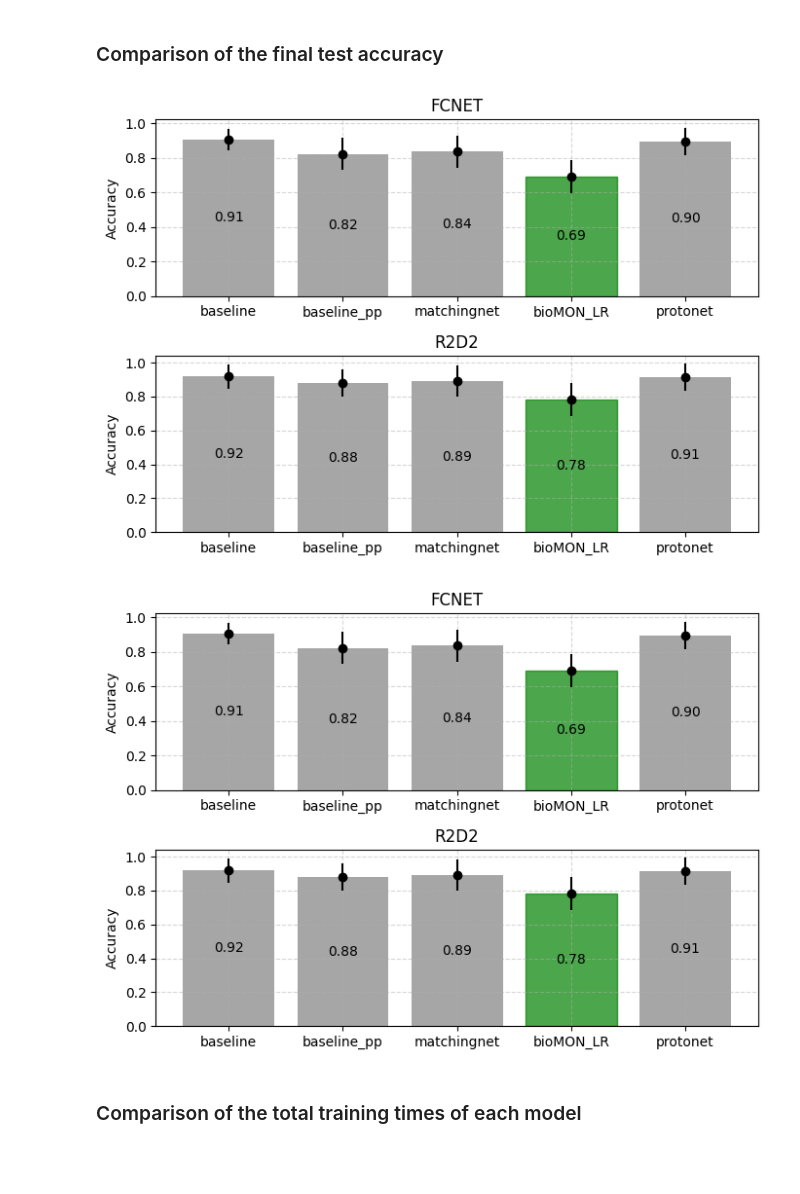
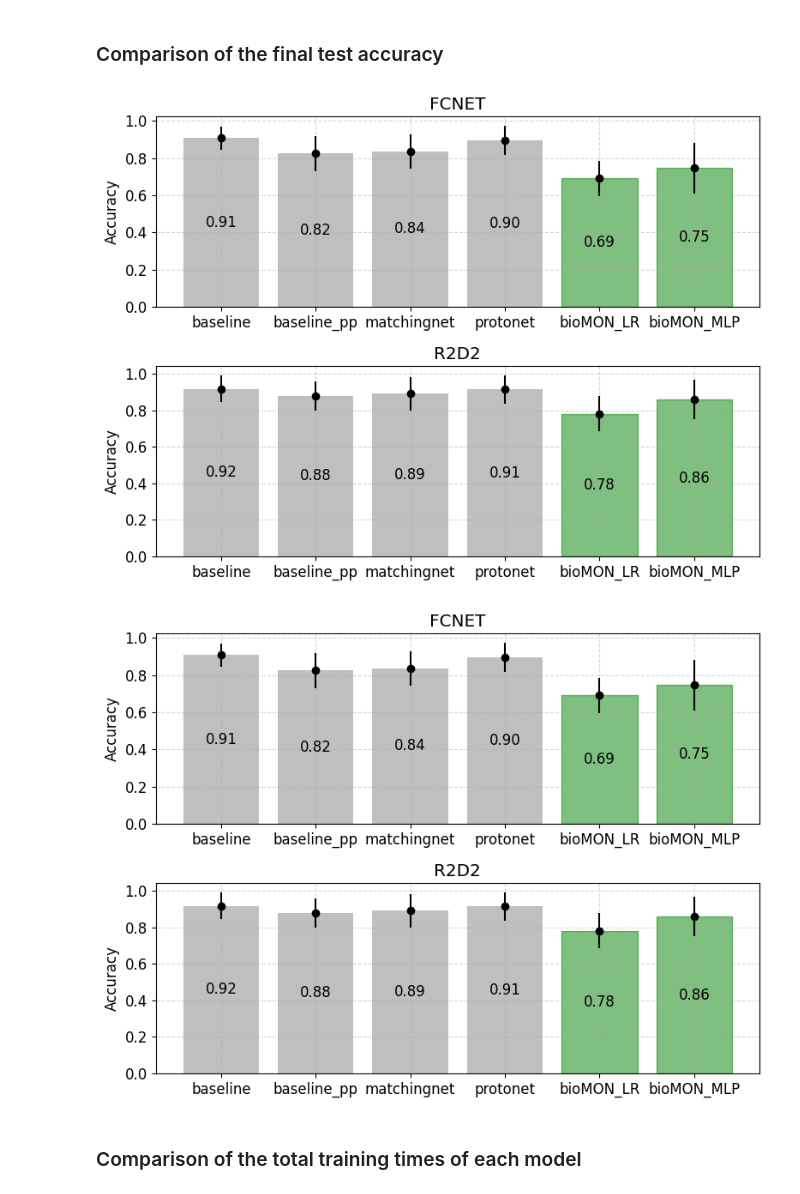
Before and after one commit to MChatzakis/BioMON, a Jupyter notebook: bioMON.ipynb, the cells around one changed output. Cells and saved outputs as stored; diff of their text form; code cells hidden in the pictures; blank space fills up the shorter version.

```diff
--- a/bioMON.ipynb
+++ b/bioMON.ipynb
@@ -215,7 +266,7 @@ for dataset in datasets:
         classifiers = (
             ["DT", "GMM", "LR", "NB", "SVM"]
             + [best_knn[dataset][backbone], best_rf[dataset][backbone]]
-            + ["DT", "DT"]
+            #+ ["MLP_e10_l128-64", "MLP_e10_l256-64-64"]
         )
         total_classifiers = len(classifiers)
 
@@ -261,7 +312,7 @@ backbones = ["FCNet", "R2D2"]
 datasets = ["tabula_muris", "tabula_muris"]
 
 for dataset in datasets:
-    fig, ax = plt.subplots(len(backbones), 1, figsize=(5, 5))
+    fig, ax = plt.subplots(len(backbones), 1, figsize=(7, 7))
     for index, backbone in enumerate(backbones):
         classifiers = (
             [
@@ -272,7 +323,7 @@ for dataset in datasets:
                 "SVM",
             ]
             + [best_knn[dataset][backbone], best_rf[dataset][backbone]]
-            # + ["DT"]
+             + ["MLP"]#["MLP_e10_l128-64"]
         )
         total_classifiers = len(classifiers)
 
@@ -280,6 +331,8 @@ for dataset in datasets:
         classifier_std = []
 
         for _, classifier in enumerate(classifiers):
+            if classifier == "MLP":
+                classifier = "MLP_e10_l128-64"
             path = f"{RESULTS_DIR}/{dataset}/bioMON_{classifier}_{backbone}/{n_way}w{n_shot}s{n_query}q/"
             data = pd.read_csv(path + "test_summary.csv")
             test_line = data.iloc[2]
@@ -333,7 +386,7 @@ backbones = ["FCNet", "R2D2"]
 datasets = ["tabula_muris", "tabula_muris"]
 
 for dataset in datasets:
-    fig, ax = plt.subplots(len(backbones), 1, figsize=(5, 5))
+    fig, ax = plt.subplots(len(backbones), 1, figsize=(6, 6))
     for index, backbone in enumerate(backbones):
         classifiers = (
             [
@@ -344,13 +397,16 @@ for dataset in datasets:
                 "SVM",
             ]
             + [best_knn[dataset][backbone], best_rf[dataset][backbone]]
-            # + ["DT"]
+            + ["MLP"]
         )
         total_classifiers = len(classifiers)
 
         classifier_accuracies = []
 
         for _, classifier in enumerate(classifiers):
+            if classifier == "MLP":
+                classifier = "MLP_e10_l128-64"
+
             path = f"{RESULTS_DIR}/{dataset}/bioMON_{classifier}_{backbone}/{n_way}w{n_shot}s{n_query}q/"
             data = pd.read_csv(path + "train_summary.csv")
             test_line = data.iloc[0]
@@ -403,13 +459,16 @@ for _, dataset in enumerate(datasets):
                 "SVM",
             ]
             + [best_knn[dataset][backbone], best_rf[dataset][backbone]]
-            + ["DT"]
+            + ["MLP"]
         )
         total_classifiers = len(classifiers)
 
         fig, ax = plt.subplots(3, 3, figsize=(15, 10))
 
         for index, classifier in enumerate(classifiers):
+            if classifier == "MLP":
+                classifier = "MLP_e10_l128-64"
+
             path = f"{RESULTS_DIR}/{dataset}/bioMON_{classifier}_{backbone}/{n_way}w{n_shot}s{n_query}q/"
             data = pd.read_csv(path + "train_summary.csv")
 
@@ -442,7 +501,7 @@ In this section, we will compare the results of our best-performing bioMON varia
 # %% [markdown]
 ### Comparison of the final test accuracy
 # %%
-algos = ["baseline", "baseline_pp", "matchingnet", "bioMON_LR", "protonet"]
+algos = ["baseline", "baseline_pp", "matchingnet", "protonet", "bioMON_LR", "bioMON_MLP"]
 
 n_way = 5
 n_shot = 5
@@ -452,41 +511,45 @@ backbones = ["FCNET", "R2D2"]
 datasets = ["tabula_muris", "tabula_muris"]
 
 for dataset in datasets:
-    fig, ax = plt.subplots(len(backbones), 1, figsize=(7, 5))
+    fig, ax = plt.subplots(len(backbones), 1, figsize=(8, 6))
     #fig.suptitle(f"Accuracies for {dataset} dataset")
 
     for index, backbone in enumerate(backbones):
         algo_accuracies = []
         algo_std = []
         for _, algo in enumerate(algos):
+            if algo == "bioMON_MLP":
+                algo = "bioMON_MLP_e10_l128-64"
+
             path = f"{RESULTS_DIR}/{dataset}/{algo}_{backbone}/{n_way}w{n_shot}s{n_query}q/"
             data = pd.read_csv(path + "test_summary.csv")
 
             test_line = data.iloc[2]
             algo_accuracies.append(test_line["acc_mean"] / 100)
             algo_std.append(test_line["acc_std"] / 100)
 
         ax[index].grid(alpha=0.5, linestyle="--")
 
-        bars = ax[index].bar(algos, algo_accuracies, color="gray", alpha=0.7)
-        bars[3].set_color("green")
+        bars = ax[index].bar(algos, algo_accuracies, color="gray", alpha=0.5)
+        bars[4].set_color("green")
+        bars[5].set_color("green")
         #bars[3].set_label("BioMON")
 
         ax[index].set_title(f"{backbone}")
         ax[index].set_ylabel("Accuracy")
         ax[index].errorbar(
             algos, algo_accuracies, yerr=algo_std, fmt="o", color="black"
         )
         ax[index].bar_label(ax[index].containers[0], fmt="%.2f", label_type="center")
 
     fig.tight_layout()
 
     fig.savefig(f"{SAVE_PLOTS_DIR}/algo_accuracy_{dataset}.png")
 
     plt.show()
 # %% [output]
-[figure, old version]
+[figure, new version]
-[figure, old version]
+[figure, new version]
 # %% [markdown]
 ### Comparison of the total training times of each model
 # %%
```
Also changed, not shown: parts of 10 cells of this notebook, 7 other files.
